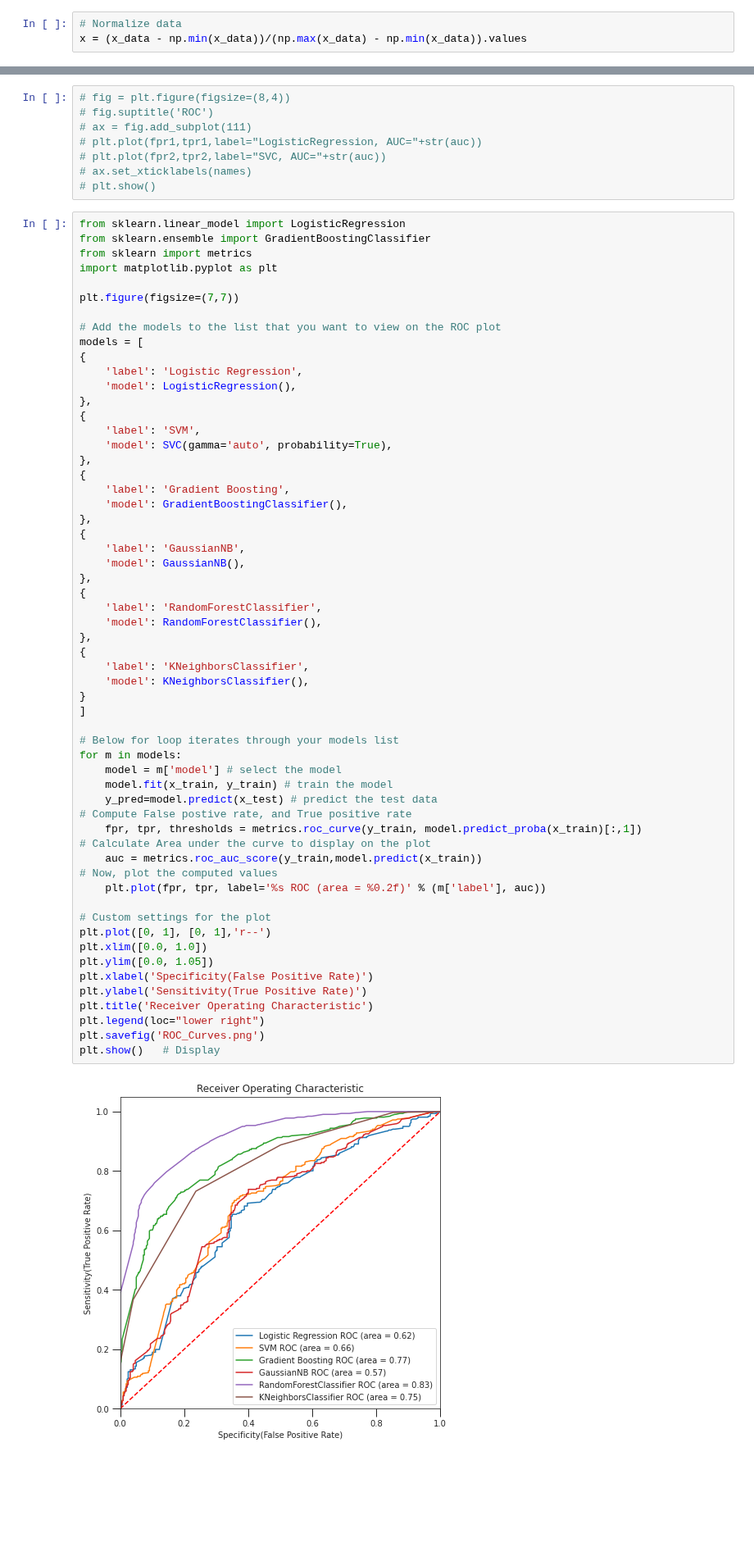
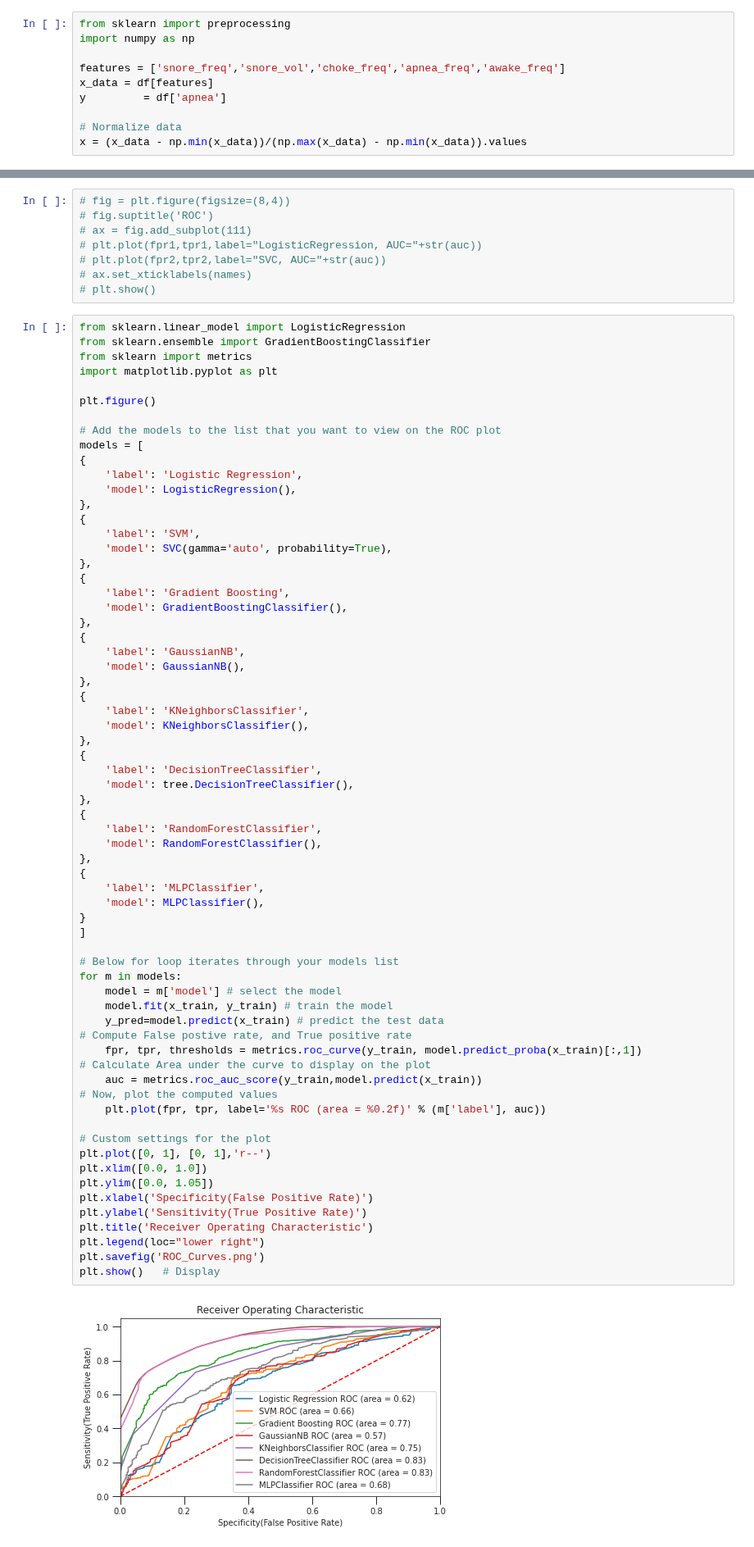
Before and after one commit to asheta66/Machine-Learning-2024, a Jupyter notebook: ML_Sleep_Disorder.ipynb, the cells around one changed output, grey strips where cells are left out. Shown at 82% size. Drawn from its saved outputs; the diff is of its cells as text; blank space fills up the shorter version.

```diff
--- a/ML_Sleep_Disorder.ipynb
+++ b/ML_Sleep_Disorder.ipynb
@@ -108,5 +106,12 @@ from matplotlib import pyplot as plt
 # %% [markdown]
 # Normalizing the data
 # %%
+from sklearn import preprocessing
+import numpy as np
+
+features = ['snore_freq','snore_vol','choke_freq','apnea_freq','awake_freq']
+x_data = df[features]
+y         = df['apnea']
+
 # Normalize data
 x = (x_data - np.min(x_data))/(np.max(x_data) - np.min(x_data)).values
@@ -396,7 +471,7 @@ from sklearn.ensemble import GradientBoostingClassifier
 from sklearn import metrics
 import matplotlib.pyplot as plt
 
-plt.figure(figsize=(7,7))
+plt.figure()
 
 # Add the models to the list that you want to view on the ROC plot
 models = [
@@ -417,39 +492,47 @@ models = [
     'model': GaussianNB(),
 },
 {
+    'label': 'KNeighborsClassifier',
+    'model': KNeighborsClassifier(),
+},
+{
+    'label': 'DecisionTreeClassifier',
+    'model': tree.DecisionTreeClassifier(),
+},
+{
     'label': 'RandomForestClassifier',
     'model': RandomForestClassifier(),
 },
 {
-    'label': 'KNeighborsClassifier',
-    'model': KNeighborsClassifier(),
+    'label': 'MLPClassifier',
+    'model': MLPClassifier(),
 }
 ]
 
 # Below for loop iterates through your models list
 for m in models:
     model = m['model'] # select the model
     model.fit(x_train, y_train) # train the model
-    y_pred=model.predict(x_test) # predict the test data
+    y_pred=model.predict(x_train) # predict the test data
 # Compute False postive rate, and True positive rate
     fpr, tpr, thresholds = metrics.roc_curve(y_train, model.predict_proba(x_train)[:,1])
 # Calculate Area under the curve to display on the plot
     auc = metrics.roc_auc_score(y_train,model.predict(x_train))
 # Now, plot the computed values
     plt.plot(fpr, tpr, label='%s ROC (area = %0.2f)' % (m['label'], auc))
 
 # Custom settings for the plot
 plt.plot([0, 1], [0, 1],'r--')
 plt.xlim([0.0, 1.0])
 plt.ylim([0.0, 1.05])
 plt.xlabel('Specificity(False Positive Rate)')
 plt.ylabel('Sensitivity(True Positive Rate)')
 plt.title('Receiver Operating Characteristic')
 plt.legend(loc="lower right")
 plt.savefig('ROC_Curves.png')
 plt.show()   # Display
 # %% [output]
-[figure, old version]
+[figure, new version]
 # %%
 # from sklearn.metrics import RocCurveDisplay
 
```
Also changed, not shown: parts of 9 cells of this notebook.
